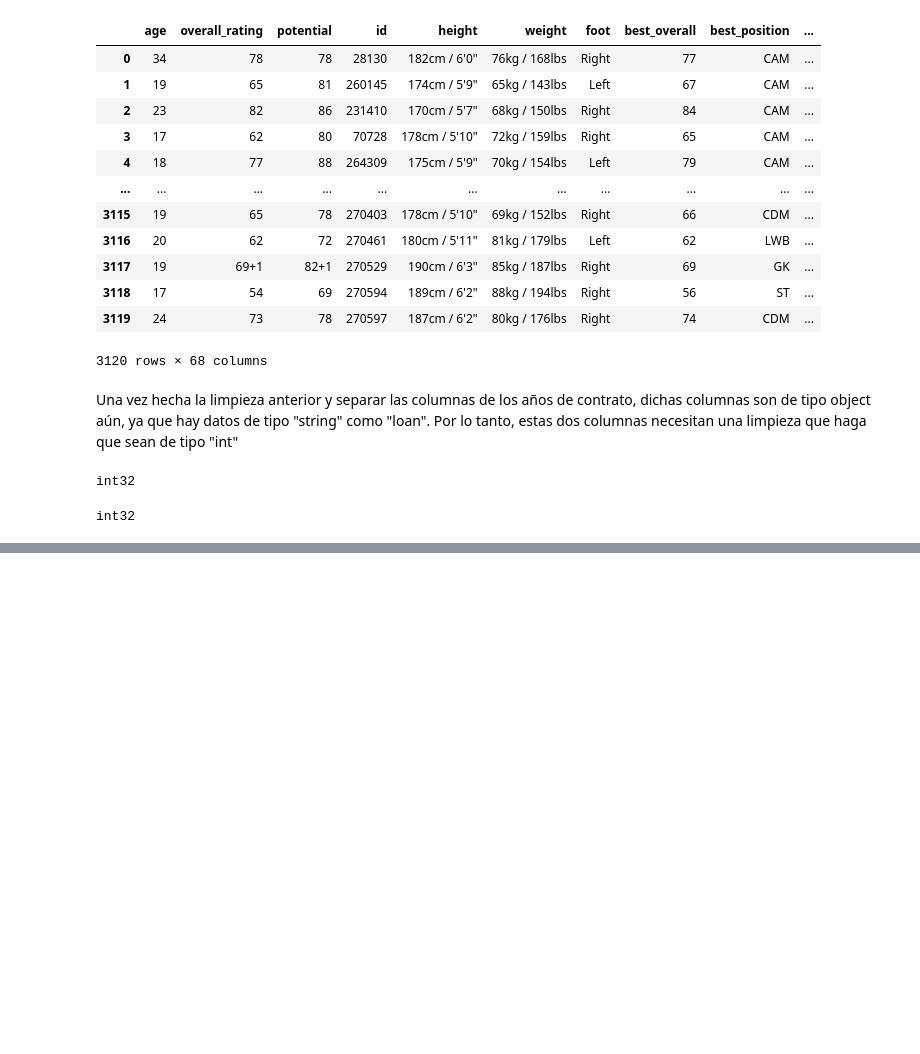
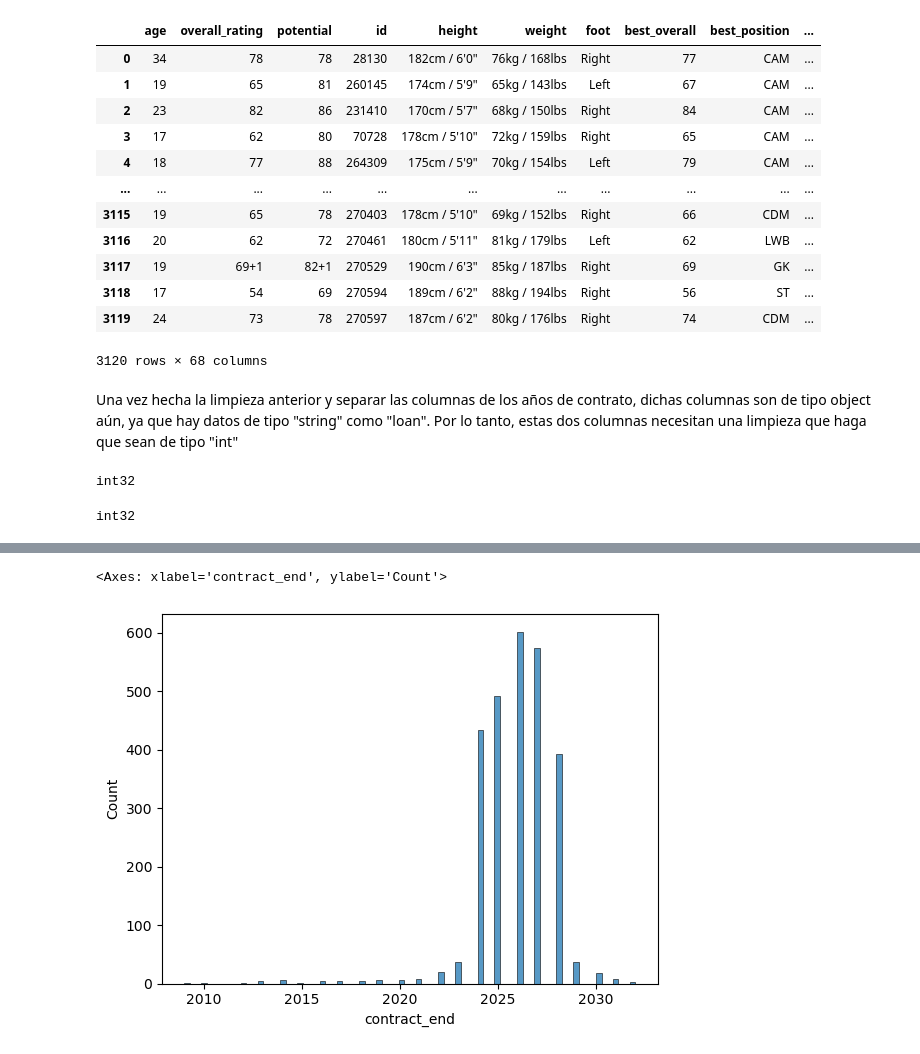
Before and after one commit to javierlara47/TFG, a Jupyter notebook: notebooks/machine_learning.ipynb, the cells around one changed output, grey strips where cells are left out. Saved outputs shown, nothing was run; the diff lists cells and outputs as text; code cells hidden in the pictures; blank space fills up the shorter version.

```diff
--- a/notebooks/machine_learning.ipynb
+++ b/notebooks/machine_learning.ipynb
@@ -219,0 +225,7 @@ int32
+# %%
+#Hago que los contratos sean >0, para evitar que aquellos jugadores que no tienen informacion sobre su contrato
+#distorsionen la visualizacion del histograma
+sns.histplot(df[df['contract_end']>0]['contract_end'])
+# %% [output]
+<Axes: xlabel='contract_end', ylabel='Count'>
+[figure, added]
```
Also changed, not shown: parts of 2 cells of this notebook.
